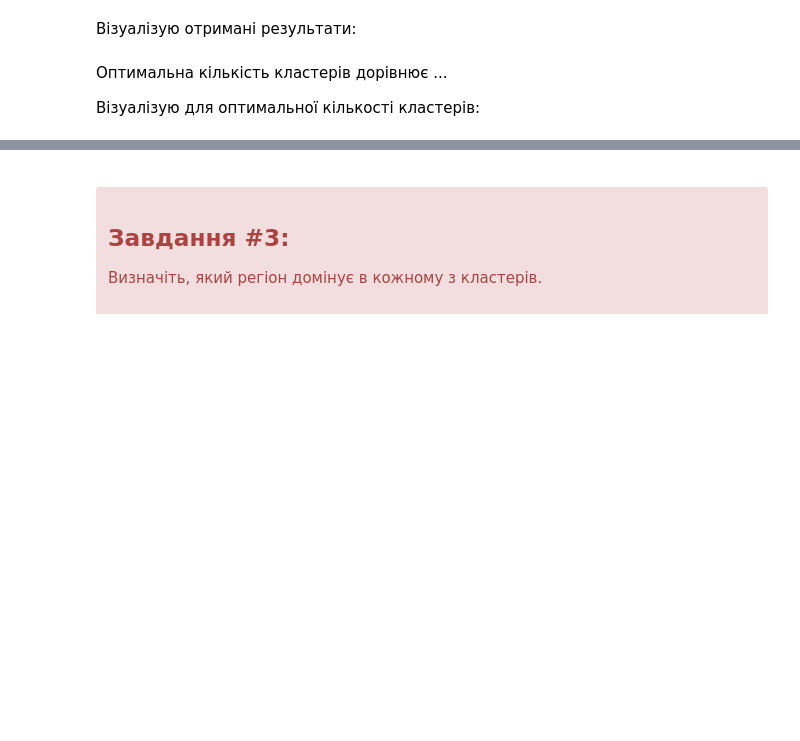
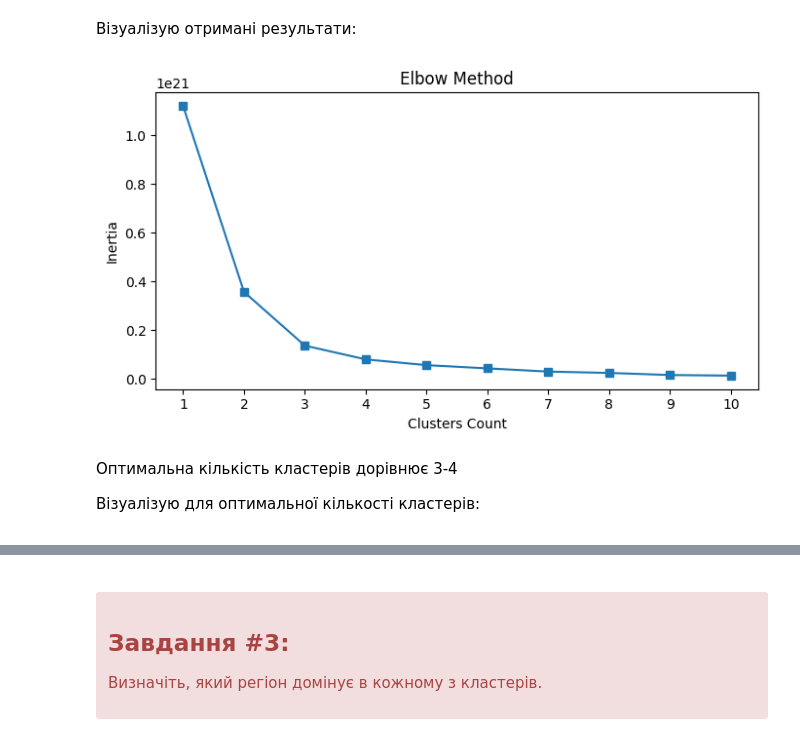
Before and after one commit to sokolovgit/data_analysis, a Jupyter notebook: py_lab5/lab5.ipynb, the cells around one changed output, grey strips where cells are left out. Cells and saved outputs as stored; diff of their text form; code cells hidden in the pictures; blank space fills up the shorter version.

```diff
--- a/py_lab5/lab5.ipynb
+++ b/py_lab5/lab5.ipynb
@@ -54,8 +153,36 @@
 </div>
 # %% [markdown]
 Визначаю оптимальну кількість кластерів. Скористаюсь методом "ліктя". Для цього ініціалізую алгоритм k середніх кількістю кластерів від 1 до 10 і для кожної моделі рахую суму квадратів похибок (евклідових відстаней точок кластерів від відповідних центрів):
+# %%
+MAX_CLUSTERS = 10
+
+params = {
+    'init': 'random',
+    'n_init': 10,
+    'max_iter': 300,
+    'random_state': 42,
+}
+
+inertia_values = []
+cluster_range = range(1, MAX_CLUSTERS + 1)
+
+for num_clusters in cluster_range:
+    model = KMeans(n_clusters=num_clusters, **params)
+    model.fit(features)
+    inertia_values.append(model.inertia_)
 # %% [markdown]
 <p>Візуалізую отримані результати:</p>
+# %%
+plt.figure(figsize=(7, 4))
+plt.plot(list(cluster_range), inertia_values, linestyle='-', marker='s')
+plt.xticks(list(cluster_range))
+plt.xlabel('Clusters Count')
+plt.ylabel('Inertia')
+plt.title('Elbow Method')
+plt.tight_layout()
+plt.show()
+# %% [output]
+[figure, added]
 # %% [markdown]
-<p>Оптимальна кількість кластерів дорівнює ...</p>
+<p>Оптимальна кількість кластерів дорівнює 3-4
 <p>Візуалізую для оптимальної кількості кластерів:</p>
```
Also changed, not shown: parts of 43 cells of this notebook.
